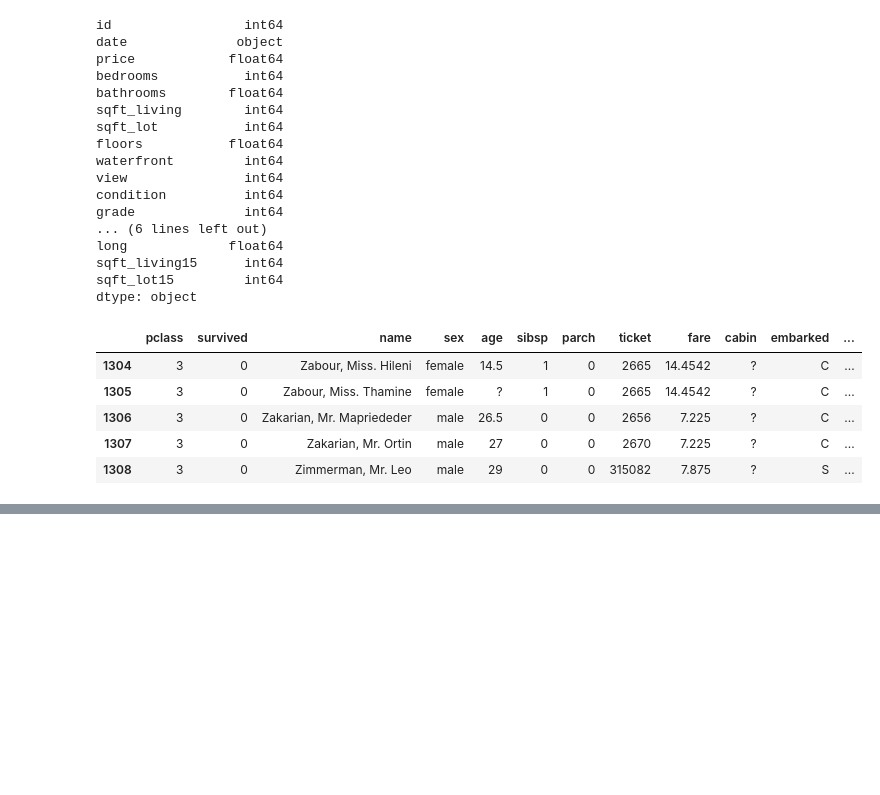
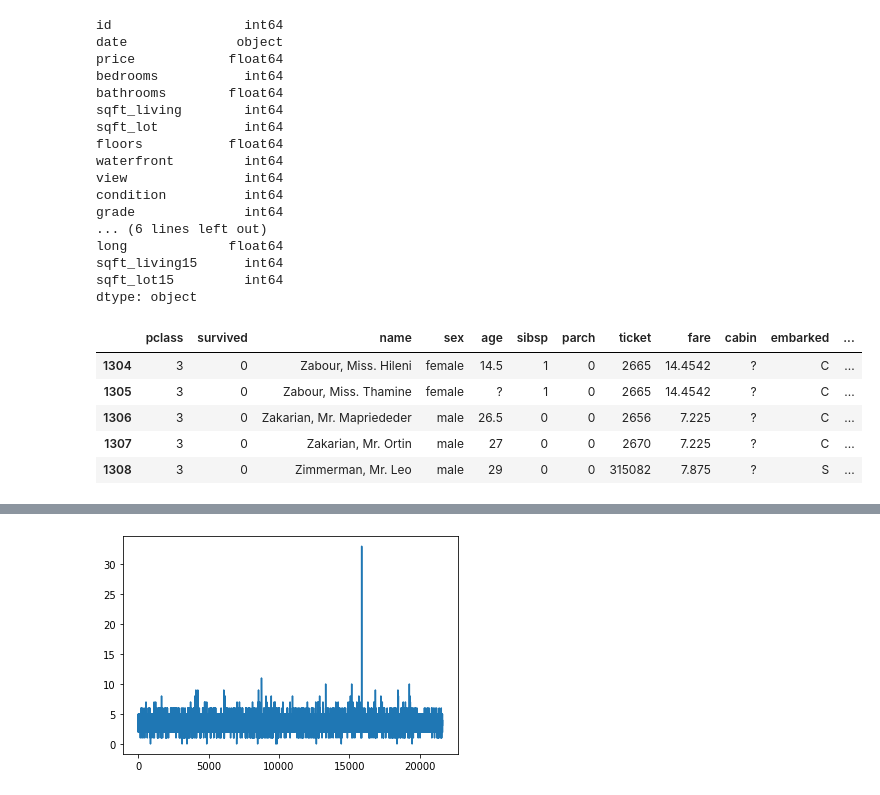
Before and after one commit to tornikeo/python_pandas_matplot_practice, a Jupyter notebook: Python_and_Pandas_Review.ipynb, the cells around one changed output, grey strips where cells are left out. Drawn from its saved outputs; the diff is of its cells as text; code cells hidden in the pictures; blank space fills up the shorter version.

```diff
--- a/Python_and_Pandas_Review.ipynb
+++ b/Python_and_Pandas_Review.ipynb
@@ -173,0 +567,6 @@ memory usage: 894.6+ KB
+# %%
+houses.bedrooms.plot();   #so this is the default, and it's just plotting the number of bedrooms vs the labels which is the 'index'
+                          #not very useful, in this case, to compare the #of bedrooms vs the index (house #1 vs house #20,000)
+                          #A line plot is the default
+# %% [output]
+[figure, added]
```
Also changed, not shown: parts of 55 cells of this notebook.
